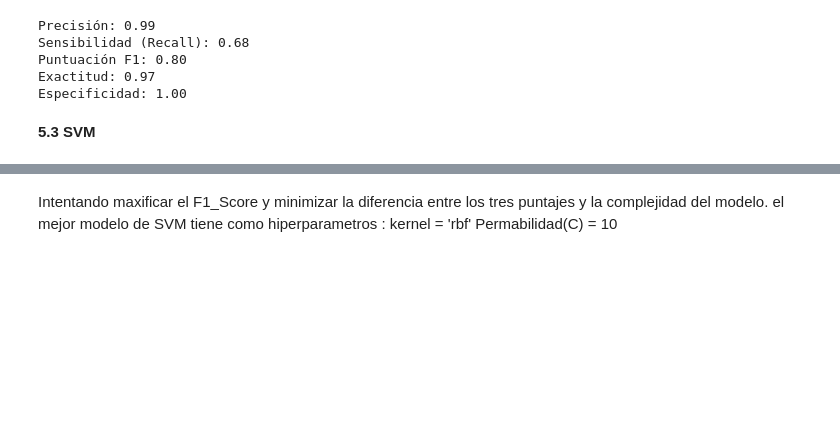
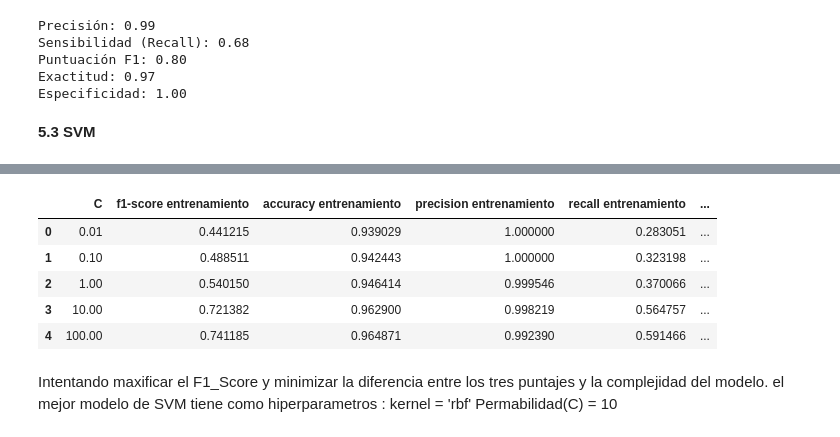
Before and after one commit to camilo-avendano1/MLDiabetes, a Jupyter notebook: Experimentos.ipynb, the cells around one changed output, grey strips where cells are left out. Saved outputs shown, nothing was run; the diff lists cells and outputs as text; code cells hidden in the pictures; blank space fills up the shorter version.

```diff
--- a/Experimentos.ipynb
+++ b/Experimentos.ipynb
@@ -608,3 +685,12 @@ print(table)
+# %%
+display(table)
+# %% [output]
+|  | C | f1-score entrenamiento | accuracy entrenamiento | precision entrenamiento | recall entrenamiento | ... |
+| 0 | 0.01 | 0.441215 | 0.939029 | 1.000000 | 0.283051 | ... |
+| 1 | 0.10 | 0.488511 | 0.942443 | 1.000000 | 0.323198 | ... |
+| 2 | 1.00 | 0.540150 | 0.946414 | 0.999546 | 0.370066 | ... |
+| 3 | 10.00 | 0.721382 | 0.962900 | 0.998219 | 0.564757 | ... |
+| 4 | 100.00 | 0.741185 | 0.964871 | 0.992390 | 0.591466 | ... |
 # %% [markdown]
 Intentando maxificar el F1_Score y minimizar la diferencia entre los tres puntajes y la complejidad del modelo. el mejor modelo de SVM tiene como hiperparametros :
 kernel = 'rbf'
```
Also changed, not shown: parts of 3 cells of this notebook.
